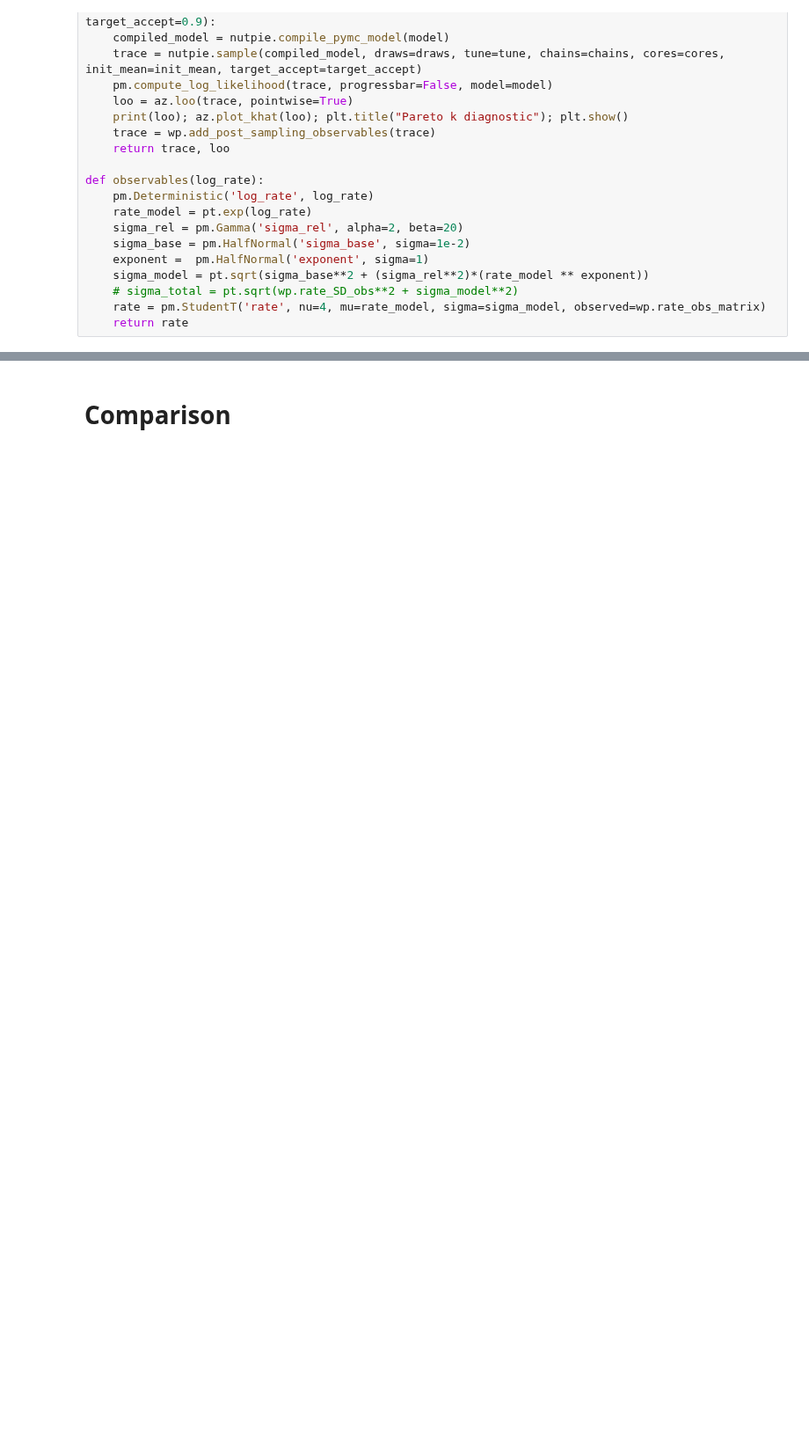
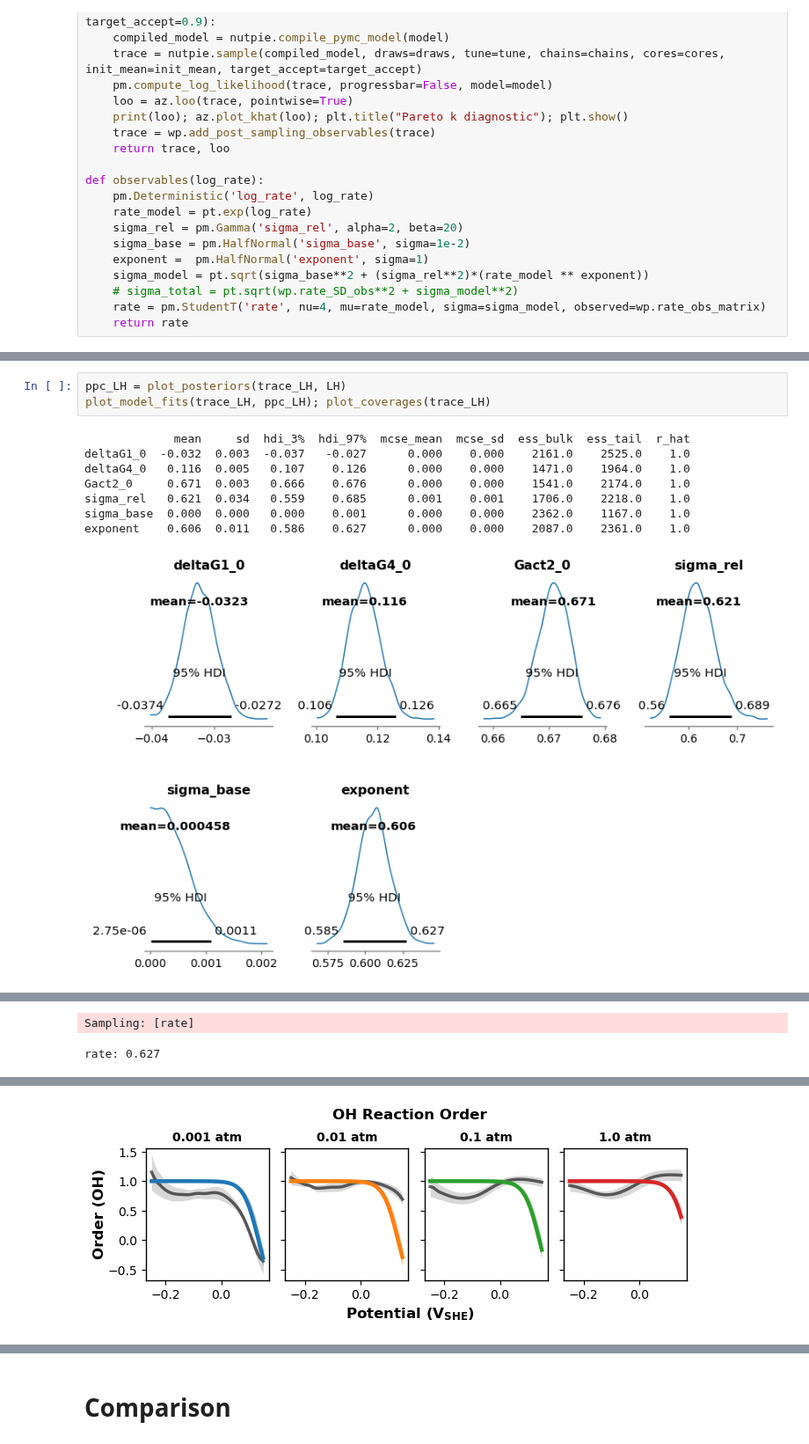
Before and after one commit to awasthivarun/MKM, a Jupyter notebook: AgPd_COOx/Pd100/Pd100_base.ipynb, the cells around one changed output, grey strips where cells are left out. Shown at 88% size. Cells and saved outputs as stored; diff of their text form; blank space fills up the shorter version.

```diff
--- a/AgPd_COOx/Pd100/Pd100_base.ipynb
+++ b/AgPd_COOx/Pd100/Pd100_base.ipynb
@@ -101,0 +98,12 @@ plot_drc(LH_2, trace_LH_2, perturb_vars=['Gact2_0'], perturb_labels=['LH'])
+# %%
+ppc_LH = plot_posteriors(trace_LH, LH)
+plot_model_fits(trace_LH, ppc_LH); plot_coverages(trace_LH)
+# %% [output]
+             mean     sd  hdi_3%  hdi_97%  mcse_mean  mcse_sd  ess_bulk  ess_tail  r_hat
+deltaG1_0  -0.032  0.003  -0.037   -0.027      0.000    0.000    2161.0    2525.0    1.0
+deltaG4_0   0.116  0.005   0.107    0.126      0.000    0.000    1471.0    1964.0    1.0
+Gact2_0     0.671  0.003   0.666    0.676      0.000    0.000    1541.0    2174.0    1.0
+sigma_rel   0.621  0.034   0.559    0.685      0.001    0.001    1706.0    2218.0    1.0
+sigma_base  0.000  0.000   0.000    0.001      0.000    0.000    2362.0    1167.0    1.0
+exponent    0.606  0.011   0.586    0.627      0.000    0.000    2087.0    2361.0    1.0
+[figure, added]
@@ -101,0 +111,2 @@ plot_drc(LH_2, trace_LH_2, perturb_vars=['Gact2_0'], perturb_labels=['LH'])
+Sampling: [rate]
+rate: 0.627
@@ -101,0 +116 @@ plot_drc(LH_2, trace_LH_2, perturb_vars=['Gact2_0'], perturb_labels=['LH'])
+[figure, added]
```
Also changed, not shown: parts of 16 cells of this notebook, 6 other files.
